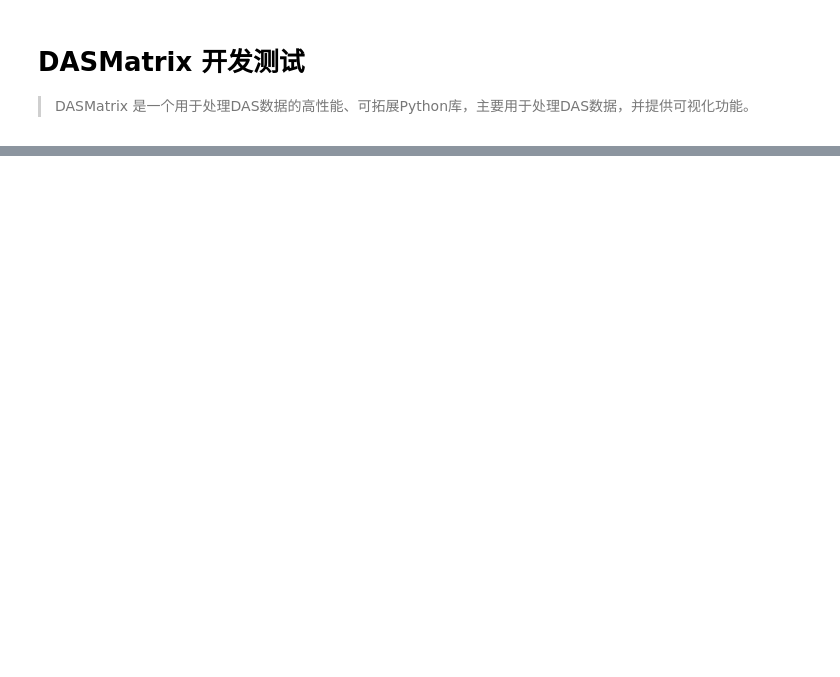
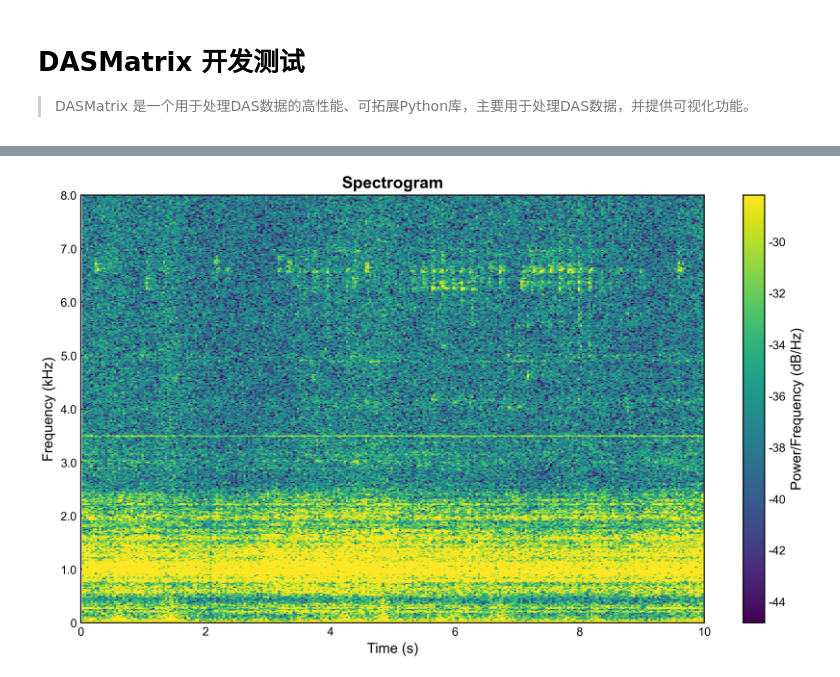
Before and after one commit to QIanGua/DASMatrix, a Jupyter notebook: nb/DASMatrix_Tutorial.ipynb, the cells around one changed output, grey strips where cells are left out. Cells and saved outputs as stored; diff of their text form; code cells hidden in the pictures; blank space fills up the shorter version.

```diff
--- a/nb/DASMatrix_Tutorial.ipynb
+++ b/nb/DASMatrix_Tutorial.ipynb
@@ -77,10 +79,11 @@ Visualizer.plot_spectrum(
 # %%
 # 对于时频图，直接传入单通道数据而不是整个数据矩阵
-Visualizer.plot_spectrogram(
-    data=int_data,
-    channel_id=channel_id,
+Visualizer.SpectrogramPlot(
+    data=int_data[:, channel_id],
+    time_range=(0, 10),
+    freq_range=(0, 8000),
     file_name="Spectrogram",
     title="Spectrogram",
-    freq_range=(0, 8000),
-    time_range=(0, 10),
 )
+# %% [output]
+[figure, added]
```
Also changed, not shown: parts of 7 cells of this notebook, 7 other files.
